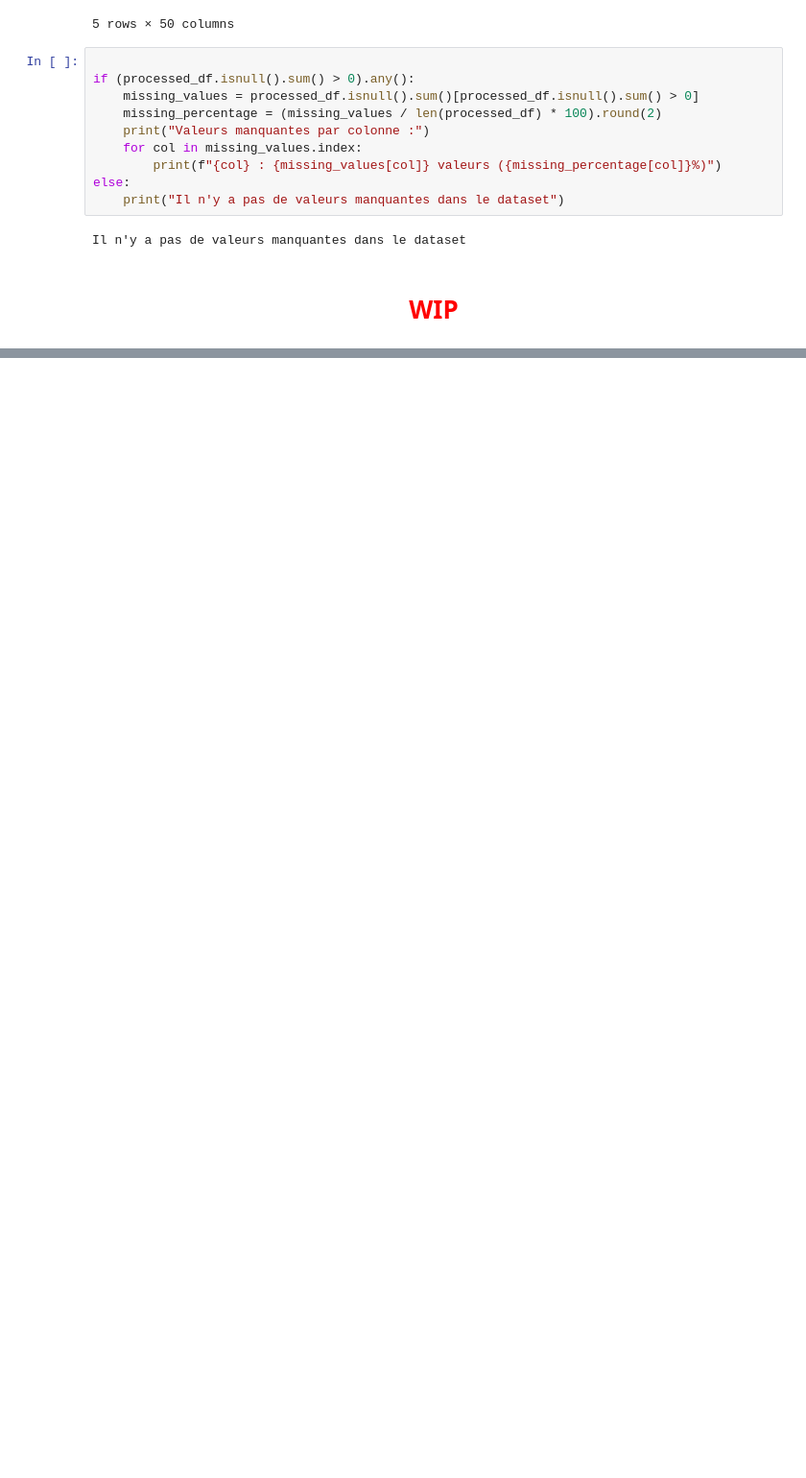
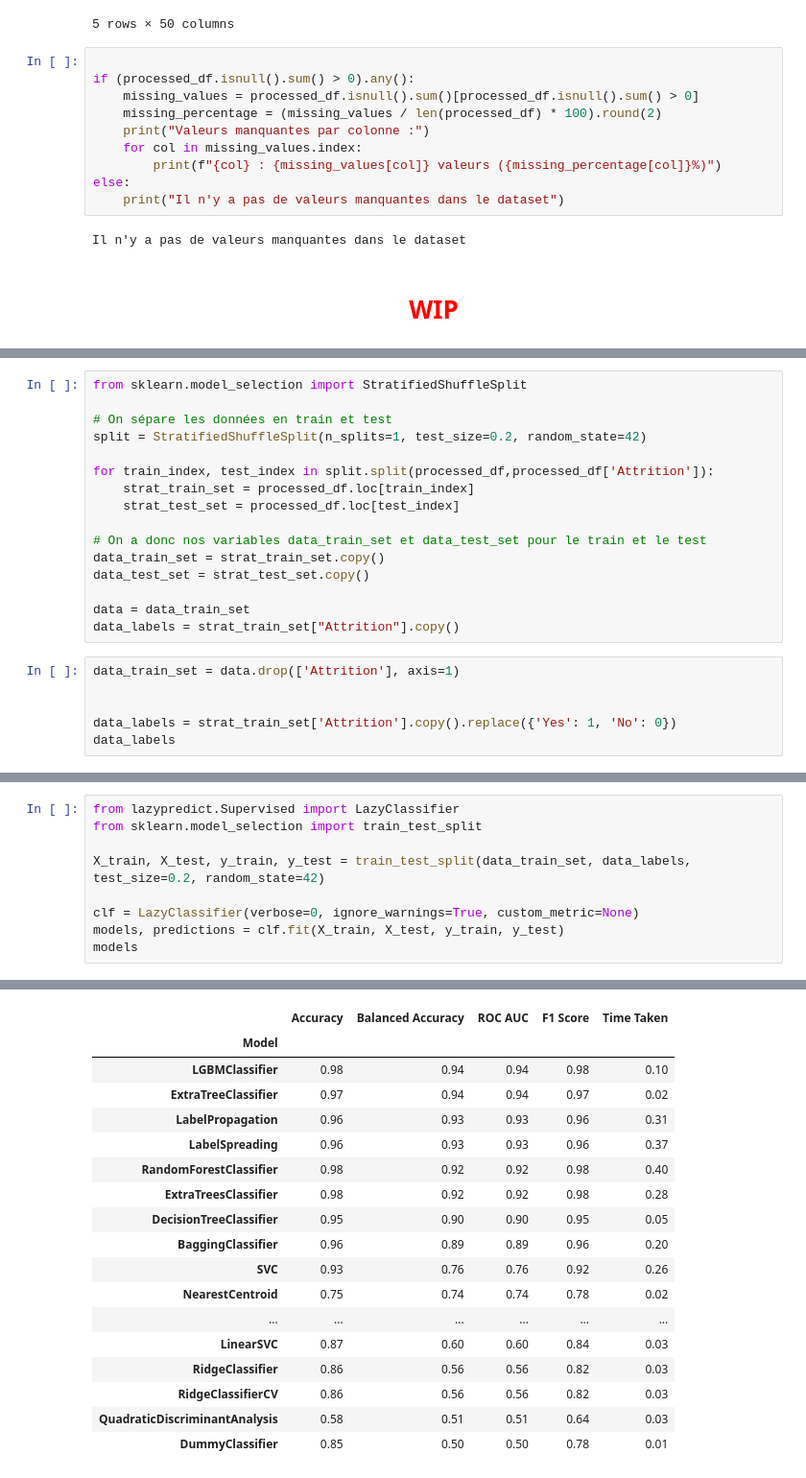
Before and after one commit to warren-gaure/projet-ia, a Jupyter notebook: notebooks/Livrable.ipynb, the cells around one changed output, grey strips where cells are left out. Shown at 96% size. Saved outputs shown, nothing was run; the diff lists cells and outputs as text; blank space fills up the shorter version.

Commit message:
Lazypredict models

```diff
--- a/notebooks/Livrable.ipynb
+++ b/notebooks/Livrable.ipynb
@@ -635,0 +528,22 @@ analyse_num_num(company_df,'YearsAtCompany','MonthlyIncome')
+# %%
+from sklearn.model_selection import StratifiedShuffleSplit
+
+# On sépare les données en train et test
+split = StratifiedShuffleSplit(n_splits=1, test_size=0.2, random_state=42)
+
+for train_index, test_index in split.split(processed_df,processed_df['Attrition']):
+    strat_train_set = processed_df.loc[train_index]
+    strat_test_set = processed_df.loc[test_index]
+
+# On a donc nos variables data_train_set et data_test_set pour le train et le test
+data_train_set = strat_train_set.copy()
+data_test_set = strat_test_set.copy()
+
+data = data_train_set
+data_labels = strat_train_set["Attrition"].copy()
+# %%
+data_train_set = data.drop(['Attrition'], axis=1)
+
+
+data_labels = strat_train_set['Attrition'].copy().replace({'Yes': 1, 'No': 0})
+data_labels
@@ -635,0 +563,10 @@ analyse_num_num(company_df,'YearsAtCompany','MonthlyIncome')
+# %%
+from lazypredict.Supervised import LazyClassifier
+from sklearn.model_selection import train_test_split
+
+X_train, X_test, y_train, y_test = train_test_split(data_train_set, data_labels, test_size=0.2, random_state=42)
+
+clf = LazyClassifier(verbose=0, ignore_warnings=True, custom_metric=None)
+models, predictions = clf.fit(X_train, X_test, y_train, y_test)
+models
+# %% [output]
@@ -635,0 +581,18 @@ analyse_num_num(company_df,'YearsAtCompany','MonthlyIncome')
+|  | Accuracy | Balanced Accuracy | ROC AUC | F1 Score | Time Taken |
+| Model |  |  |  |  |  |
+| LGBMClassifier | 0.98 | 0.94 | 0.94 | 0.98 | 0.10 |
+| ExtraTreeClassifier | 0.97 | 0.94 | 0.94 | 0.97 | 0.02 |
+| LabelPropagation | 0.96 | 0.93 | 0.93 | 0.96 | 0.31 |
+| LabelSpreading | 0.96 | 0.93 | 0.93 | 0.96 | 0.37 |
+| RandomForestClassifier | 0.98 | 0.92 | 0.92 | 0.98 | 0.40 |
+| ExtraTreesClassifier | 0.98 | 0.92 | 0.92 | 0.98 | 0.28 |
+| DecisionTreeClassifier | 0.95 | 0.90 | 0.90 | 0.95 | 0.05 |
+| BaggingClassifier | 0.96 | 0.89 | 0.89 | 0.96 | 0.20 |
+| SVC | 0.93 | 0.76 | 0.76 | 0.92 | 0.26 |
+| NearestCentroid | 0.75 | 0.74 | 0.74 | 0.78 | 0.02 |
+| ... | ... | ... | ... | ... | ... |
+| LinearSVC | 0.87 | 0.60 | 0.60 | 0.84 | 0.03 |
+| RidgeClassifier | 0.86 | 0.56 | 0.56 | 0.82 | 0.03 |
+| RidgeClassifierCV | 0.86 | 0.56 | 0.56 | 0.82 | 0.03 |
+| QuadraticDiscriminantAnalysis | 0.58 | 0.51 | 0.51 | 0.64 | 0.03 |
+| DummyClassifier | 0.85 | 0.50 | 0.50 | 0.78 | 0.01 |
```
Also changed, not shown: parts of 16 cells of this notebook.
